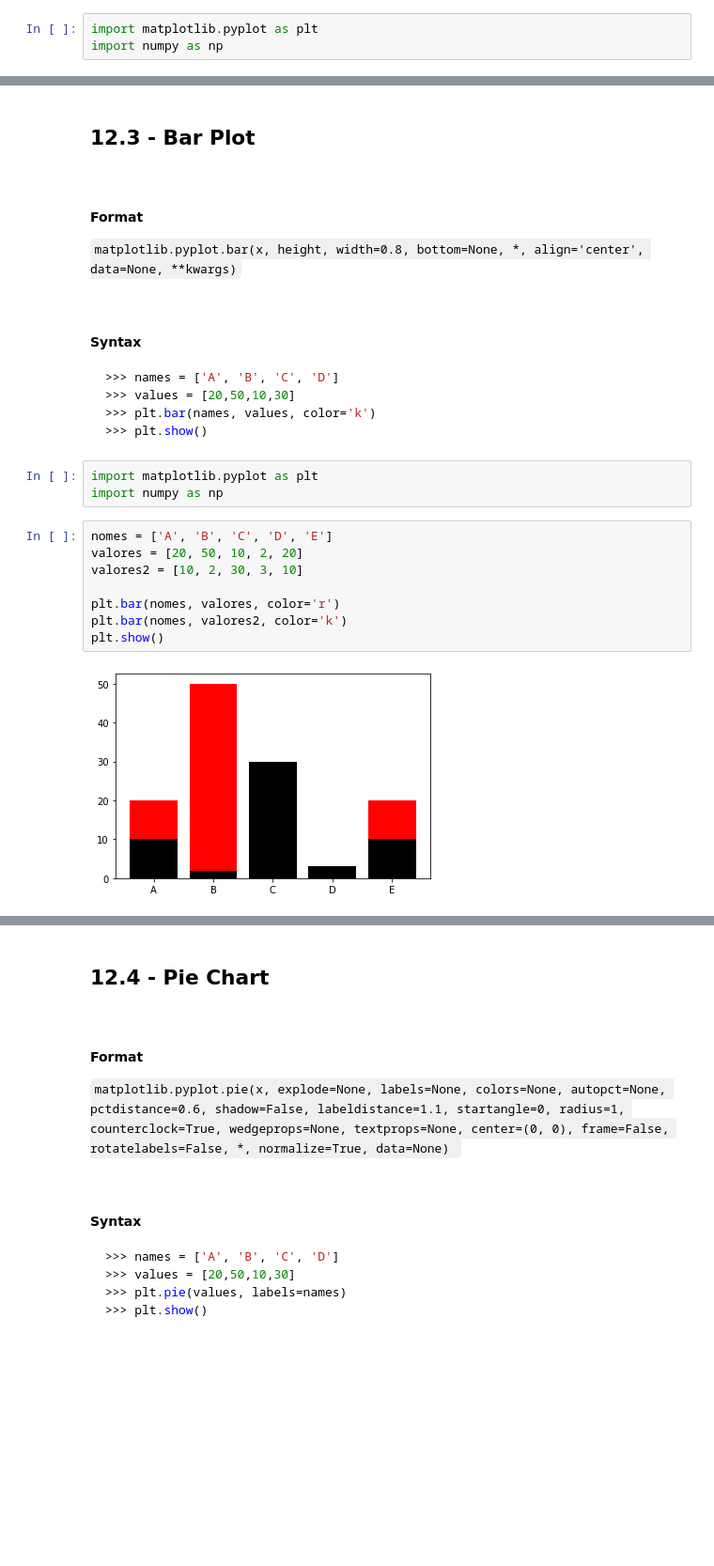
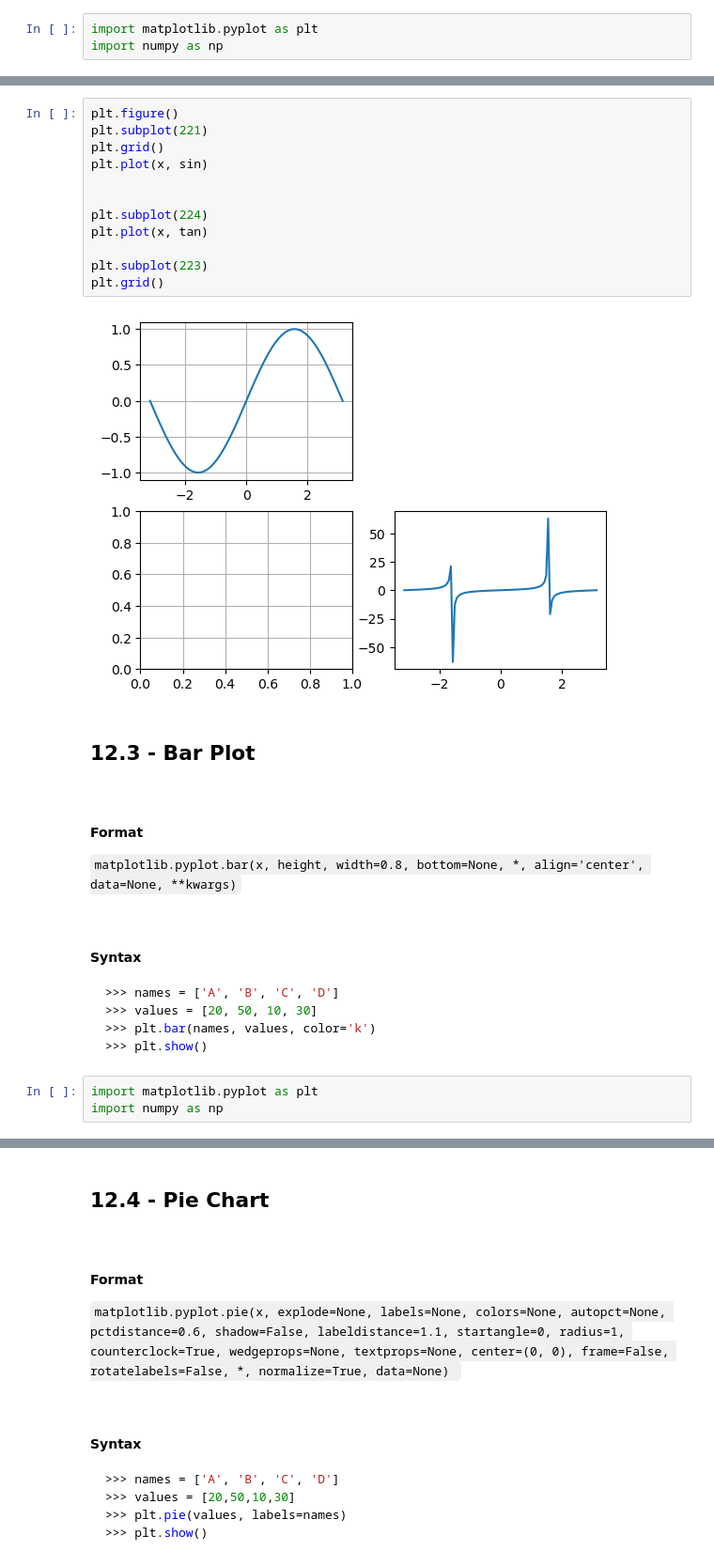
Before and after one commit to rafaelpsilva07/python-for-engineers-and-scientists, a Jupyter notebook: lessons/m2 - Section 12 - Grphics.ipynb, the cells around one changed output, grey strips where cells are left out. Shown: that part at 94% size. Drawn from its saved outputs; the diff is of its cells as text; blank space fills up the shorter version.

````diff
--- a/lessons/m2 - Section 12 - Grphics.ipynb
+++ b/lessons/m2 - Section 12 - Grphics.ipynb
@@ -150,3 +146,17 @@ plt.grid()
+# %%
+plt.figure()
+plt.subplot(221)
+plt.grid()
+plt.plot(x, sin)
+
+
+plt.subplot(224)
+plt.plot(x, tan)
+
+plt.subplot(223)
+plt.grid()
+# %% [output]
+[figure, added]
 # %% [markdown]
 ## 12.3 - Bar Plot
 
@@ -162,20 +172,10 @@ plt.grid()
 
 ```python
 >>> names = ['A', 'B', 'C', 'D']
->>> values = [20,50,10,30]
+>>> values = [20, 50, 10, 30]
 >>> plt.bar(names, values, color='k')
 >>> plt.show()
 ```
 # %%
 import matplotlib.pyplot as plt
 import numpy as np
-# %%
-nomes = ['A', 'B', 'C', 'D', 'E']
-valores = [20, 50, 10, 2, 20]
-valores2 = [10, 2, 30, 3, 10]
-
-plt.bar(nomes, valores, color='r')
-plt.bar(nomes, valores2, color='k')
-plt.show()
-# %% [output]
-[figure, removed]
````
Also changed, not shown: parts of 16 cells of this notebook.
